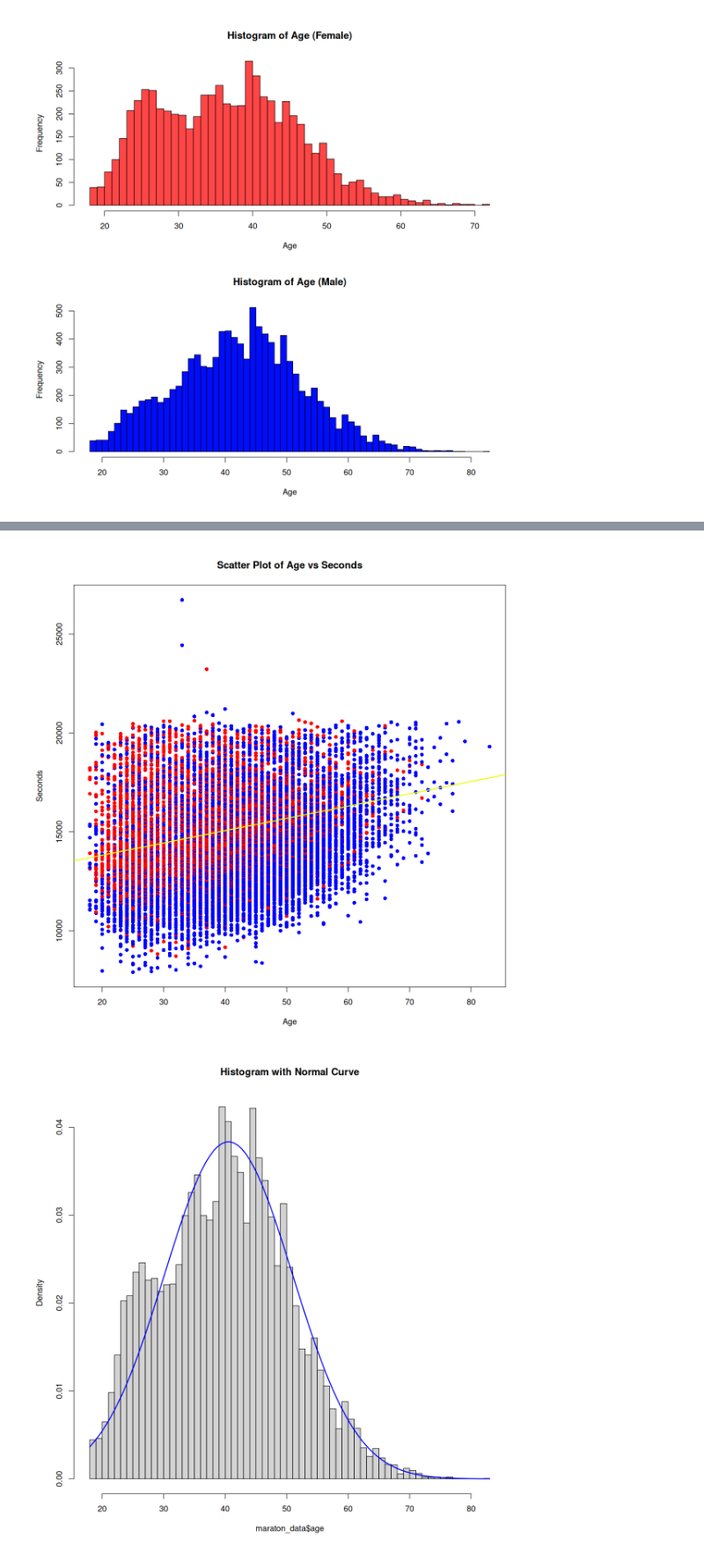
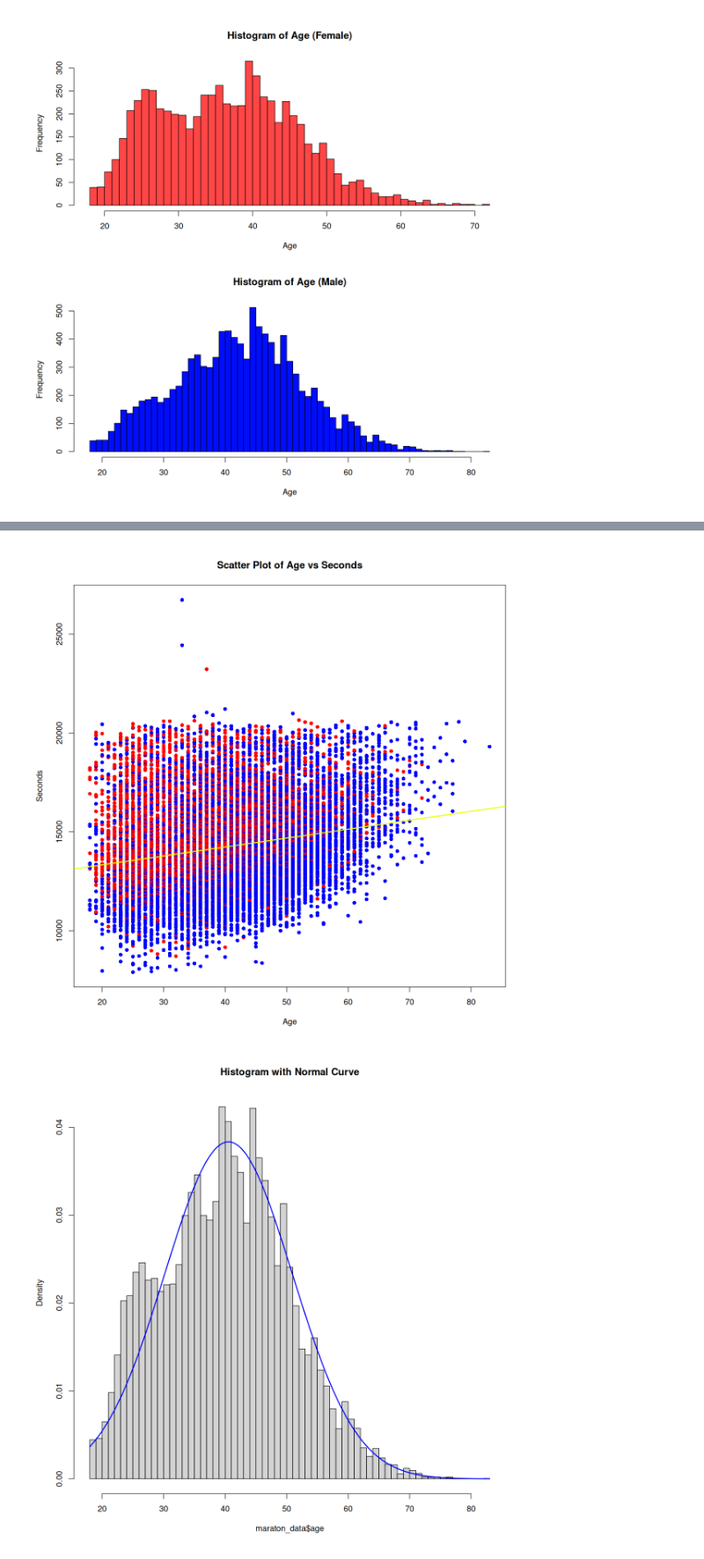
Before and after one commit to BritoAlv/MarathonStatistics, a Jupyter notebook: stats.ipynb, the cells around one changed output, grey strips where cells are left out. Shown at 88% size. Cells and saved outputs as stored; diff of their text form; code cells hidden in the pictures.

```diff
--- a/stats.ipynb
+++ b/stats.ipynb
@@ -32,3 +32,21 @@ A data.frame: 6 × 12
  Max.   :2073.0   Max.   :26728
 # %%
 options(repr.plot.width=10, repr.plot.height=10)
+# %%
+# Define the classification criteria
+classificationSpeed <- cut(
+  maraton_data$seconds,
+  breaks = c(0, 12000, 18000, Inf),
+  labels = c("Fast", "Moderate", "Slow")
+)
+
+# Add the classification as a new column in the dataframe
+maraton_data$ClassificationSpeed <- classificationSpeed
+
+library(ggplot2)
+
+# Plot scatter plot with color determined by Classification
+ggplot(maraton_data, aes(x = age, y = seconds, color = ClassificationSpeed)) +
+  geom_point() +
+  labs(x = "Age", y = "Seconds", color = "Classification") +
+  theme_minimal()
@@ -91,7 +111,7 @@ plot(
     main = "Scatter Plot of Age vs Seconds",
     pch = 16)
 
-model <- lm(maraton_data$seconds ~ maraton_data$age + maraton_data$gender)
+model <- lm(maraton_data$seconds ~ maraton_data$age)
 
 # add line to scatter plot
 abline(model, col = "#eaff00", lwd = 2)
@@ -101,4 +119,4 @@ Warning message in abline(model, col = "#eaff00", lwd = 2):
-[figure, old version]
+[figure, new version]
 # %%
 # plot a normal distribution curve in the histogram of ages to see if it fits
 hist(
```
Also changed, not shown: parts of 19 cells of this notebook, 1 other file.
